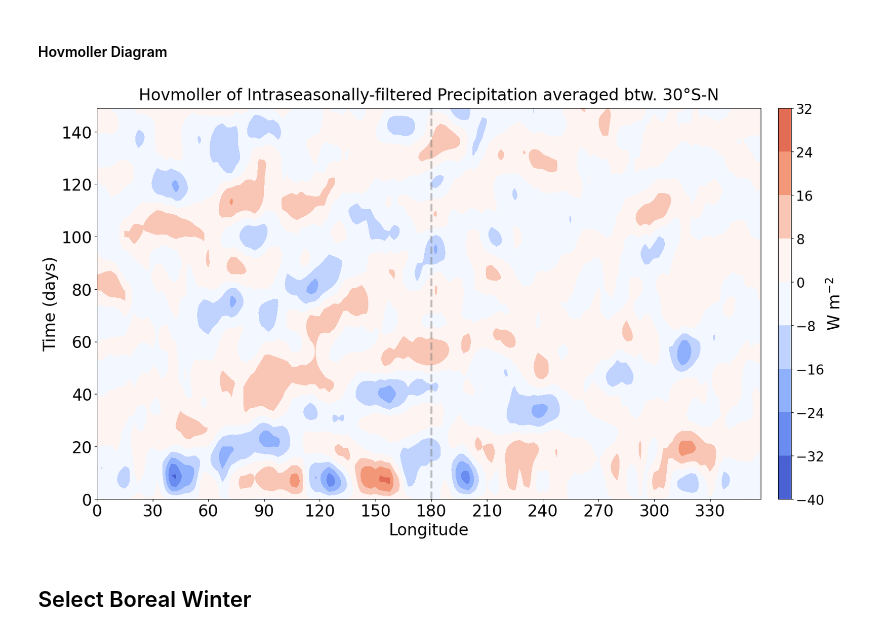
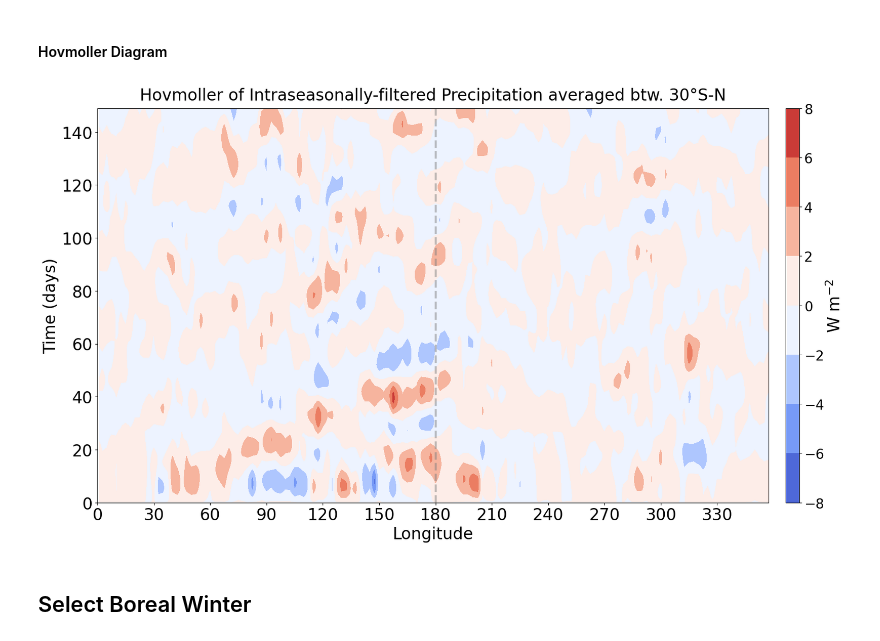
Before and after one commit to spencer-ressel/thesis-work, a Jupyter notebook: python/mjo_data_analysis/mjo_compositing.ipynb, the cells around one changed output. Saved outputs shown, nothing was run; the diff lists cells and outputs as text; code cells hidden in the pictures.

```diff
--- a/python/mjo_data_analysis/mjo_compositing.ipynb
+++ b/python/mjo_data_analysis/mjo_compositing.ipynb
@@ -926,20 +955,23 @@ b, a = signal.butter(filter_order, [low, high], btype="band")
 
 variables_filtered = {}
 
+# for variable in variables_dict:
+#     variables_filtered[variable] = variables_deannualized[variable].copy(deep=True)
+#     variables_filtered[variable].values = signal.filtfilt(
+#         b, a,
+#         variables_deannualized[variable],
+#         axis=0
+#     )
+
 for variable in variables_dict:
     variables_filtered[variable] = variables_deannualized[variable].copy(deep=True)
-    variables_filtered[variable].values = signal.filtfilt(
-        b, a,
-        variables_deannualized[variable],
-        axis=0
-    )
+    variables_filtered[variable].values = lanczos_bandpass_filter(
+    variables_deannualized[variable],
+    lowcut=(1 / INTRASEASONAL_LOWCUT),
+    highcut=(1 / INTRASEASONAL_HIGHCUT),
+    fs=SAMPLING_FREQUENCY,
+    filter_axis=0,
+    order=241
+)
 
-# for variable in variables_dict:
-#     variables_filtered[variable] = variables_deannualized[variable].copy(deep=True)
-#     variables_filtered[variable].values = mjo.lanczos_bandpass_filter(
-#     variables_deannualized[variable],
-#     lowcut=(1 / INTRASEASONAL_LOWCUT),
-#     highcut=(1 / INTRASEASONAL_HIGHCUT),
-#     fs=SAMPLING_FREQUENCY,
-#     filter_axis=0,
-# )
+variables_filtered['Outgoing Longwave Radiation'] = variables_filtered['Outgoing Longwave Radiation'].isel(time=slice(120, -120)).drop_sel(time=missing_days)
@@ -1060,36 +1607,36 @@ ax.set_title(
 )
 
 # Plot data
 im = ax.contourf(
     longitude,
     np.arange(len(time))[:150],
-    variables_filtered['outgoing longwave radiation'].mean(dim='lat')[:150],
-    cmap=mjo.modified_colormap('coolwarm', 'white', 0.05, 0.5),
+    variables_filtered['Precipitation'].mean(dim='lat')[:150],
+    cmap=modified_colormap('coolwarm', 'white', 0.05, 0.5),
     norm=mcolors.CenteredNorm()
 )
 
 # Add colorbar
 cbar = fig.colorbar(im, cax=cbar_ax)
 cbar.ax.tick_params(labelsize=20)
 cbar.set_label(r'W m$^{-2}$')
 
 # Add line at 180°
 ax.axvline(x=180, color='gray', lw=3, ls='--', alpha=0.5)
 
 # Configure axes
 ax.set_xticks(np.arange(0,360,30))
 ax.set_aspect('auto')
 ax.set_xlabel('Longitude')
 ax.set_ylabel('Time (days)')
 
 # plt.show()
 plt.savefig(
     f"{output_directory}/hovmoller_intraseasonally_filtered_precipitation_30S-30N.png",
     dpi=300,
     bbox_inches='tight'
 )
 # %% [output]
-[figure, old version]
+[figure, new version]
 # %% [markdown]
 ## Select Boreal Winter
 # %%
```
Also changed, not shown: parts of 32 cells of this notebook.
